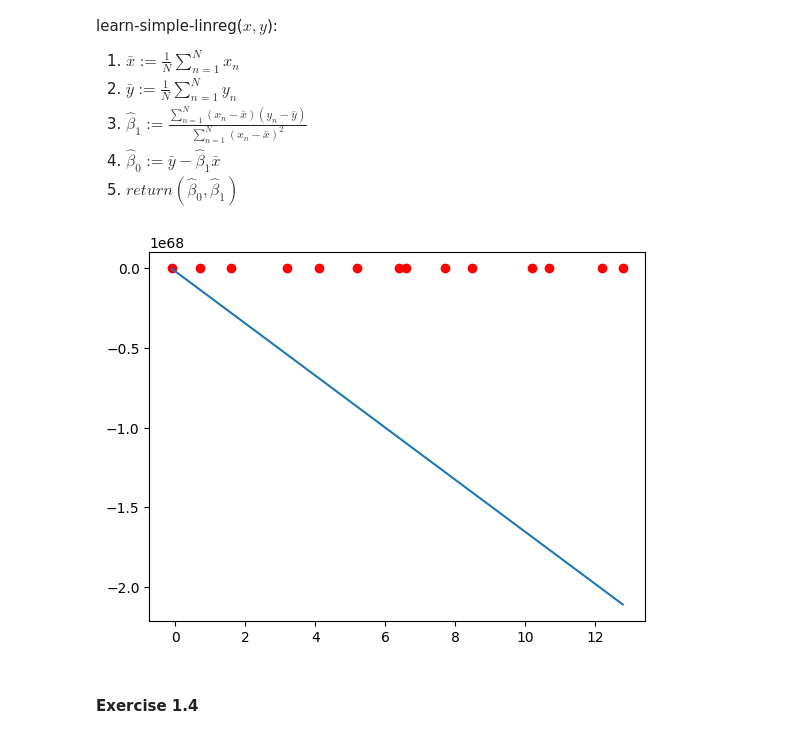
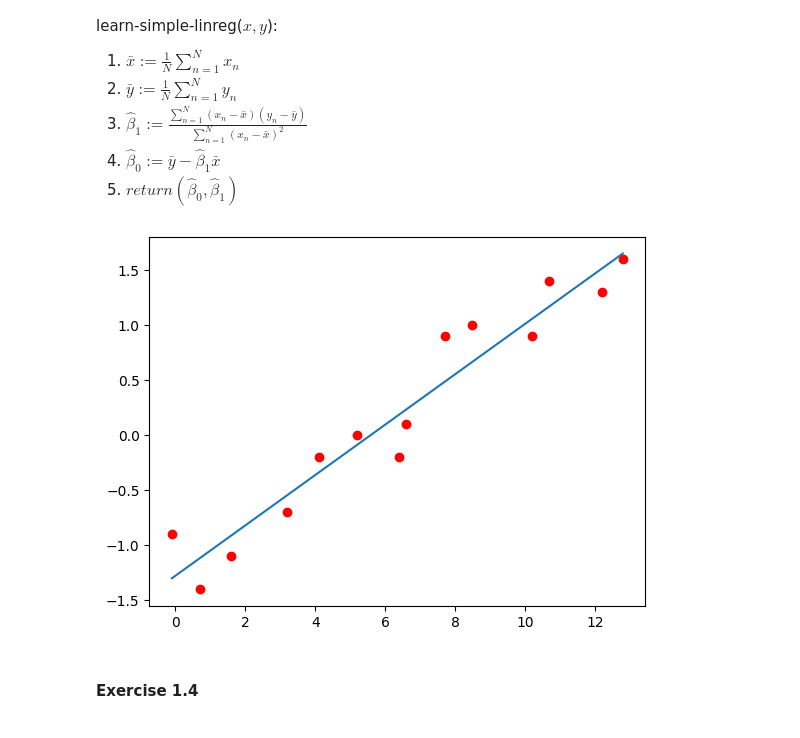
Before and after one commit to amirheyvaz/WiSe-2024, a Jupyter notebook: ML LAB/Exercises/1/1747696_Exercise_01.ipynb, the cells around one changed output. Saved outputs shown, nothing was run; the diff lists cells and outputs as text; code cells hidden in the pictures.

```diff
--- a/ML LAB/Exercises/1/1747696_Exercise_01.ipynb
+++ b/ML LAB/Exercises/1/1747696_Exercise_01.ipynb
@@ -239,36 +239,47 @@ learn-simple-linreg($x, y$): <br>
 1. $return (\hat\beta_0, \hat\beta_1)$  <br>
 # %%
 #### Write your code here
+import matplotlib.pyplot as plt
+import numpy as np
 
 x = np.array([-0.1,0.7,1.6,3.2,4.1,5.2,6.4,6.6,7.7,8.5,10.2, 10.7, 12.2, 12.8])
 y = np.array([-0.9,-1.4,-1.1,-0.7,-0.2,0.0,-0.2,0.1,0.9,1.0,0.9,1.4,1.3,1.6])
 
 
 ln = 0.05
 epochs = 100
 
 def fit(x, y):
     m = 0
     b = 0
     for i in range(epochs):
         y_predict = (m*x) + b
         m_grad = (
             -2 * np.sum(x * (y - y_predict))
             ) / len(x)
         b_grad = (-2*np.sum(y - y_predict)) / len(x)
         m = m - (ln*m_grad)
         b = b - (ln*b_grad)
     return (m, b)
 
-(m, b) = fit(x, y)
+def second_fit(x, y):
+    x_bar = np.sum(x) / len(x)
+    y_bar = np.sum(y) / len(y)
+    beta_one = np.dot((x - x_bar), (y - y_bar)) / np.sum((x-x_bar)**2)
+    beta_zero = y_bar - x_bar*beta_one
+    return beta_zero, beta_one
 
-y_hat = (m*x) + b
+beta_zero, beta_one = second_fit(x, y)
+fited_y = np.dot(x, beta_one) + beta_zero
+# (m, b) = fit(x, y)
+
+# y_hat = (m*x) + b
 fig, ax = plt.subplots()
 ax.scatter(x, y, c='red')
-ax.plot(x, y_hat)
+ax.plot(x, fited_y)
 plt.show()
 # %% [output]
-[figure, old version]
+[figure, new version]
 # %% [markdown]
 #### Exercise 1.4
 # %% [markdown]
```
Also changed, not shown: 10 other files.
